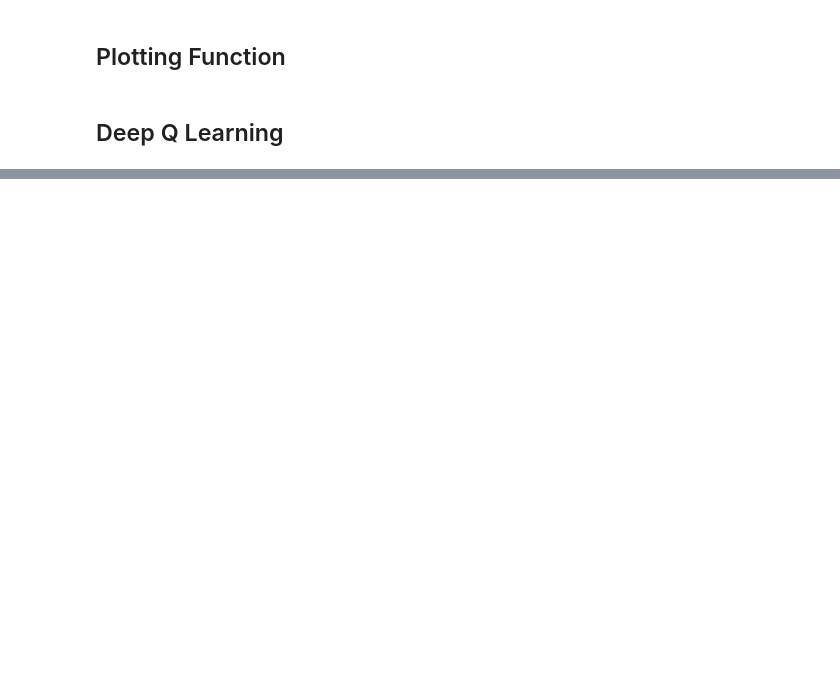
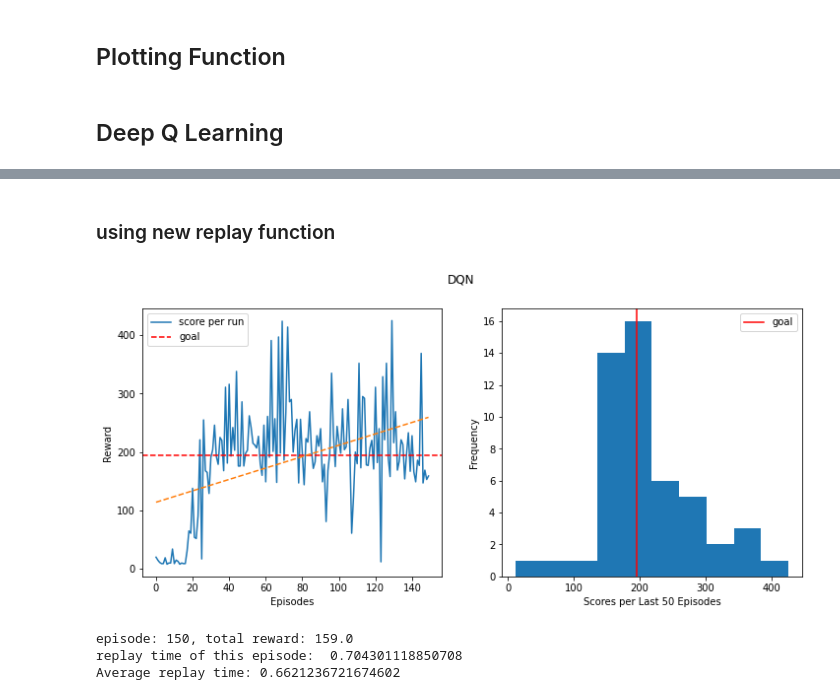
Before and after one commit to ritakurban/Practical-Data-Science, a Jupyter notebook: DQN_CartPole_keras.ipynb, the cells around one changed output, grey strips where cells are left out. Drawn from its saved outputs; the diff is of its cells as text; code cells hidden in the pictures; blank space fills up the shorter version.

Commit message:
modify replay function to speed up

```diff
--- a/DQN_CartPole_keras.ipynb
+++ b/DQN_CartPole_keras.ipynb
@@ -181,0 +239,20 @@ rewards_episodes = q_learning_keras(env, dqn_keras, episodes, replay=True)
+# %% [markdown]
+### using new replay function
+# %%
+env = gym.envs.make("CartPole-v1")
+
+
+n_state = env.observation_space.shape[0]
+#Number of states
+n_action = env.action_space.n
+#Number of actions
+episodes = 150
+n_hidden = 50
+
+dqn_keras = DQN_keras(build_mlp_model, n_state, n_hidden, n_action)
+rewards_episodes = q_learning_keras(env, dqn_keras, episodes, replay=True)
+# %% [output]
+[figure, added]
+episode: 150, total reward: 159.0
+replay time of this episode:  0.704301118850708
+Average replay time: 0.6621236721674602
```
Also changed, not shown: parts of 9 cells of this notebook.
